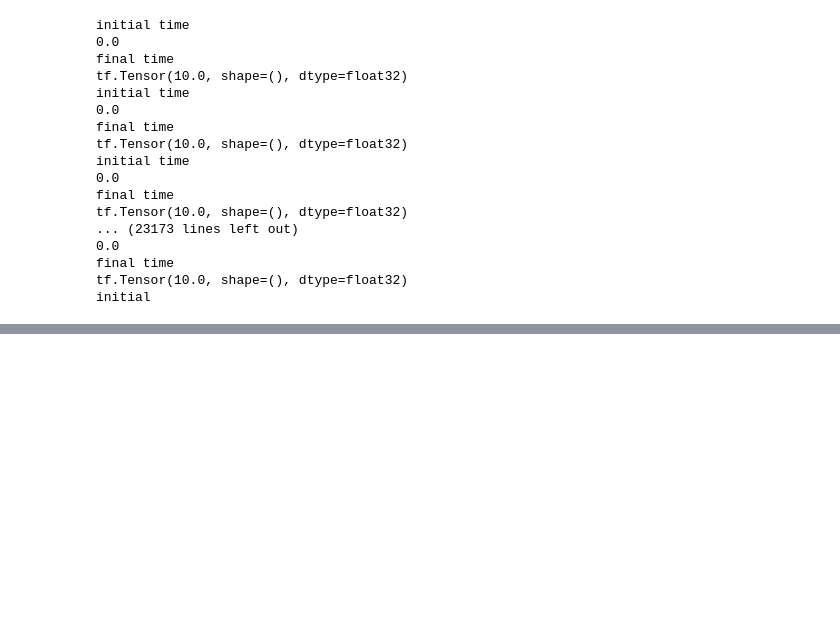
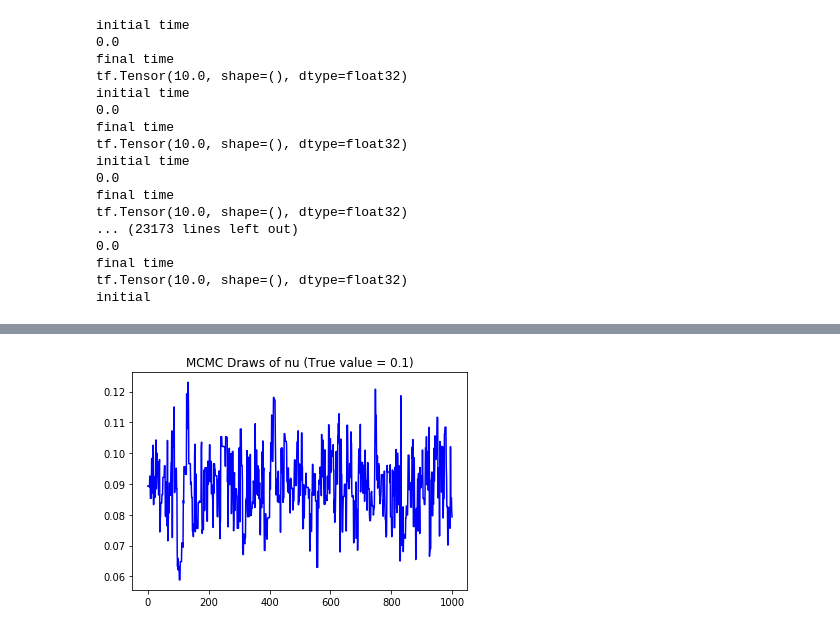
Before and after one commit to CarloGraziani/COVID_Surveillance, a Jupyter notebook: jupyter/mcmc.ipynb, the cells around one changed output, grey strips where cells are left out. Saved outputs shown, nothing was run; the diff lists cells and outputs as text; code cells hidden in the pictures; blank space fills up the shorter version.

```diff
--- a/jupyter/mcmc.ipynb
+++ b/jupyter/mcmc.ipynb
@@ -175,0 +202,8 @@ plt.savefig('mcmc_plot_R0.png', dpi=300, bbox_inches='tight')
+# %%
+import matplotlib.pyplot as plt
+t = list(range(len(nu)))
+plt.plot(t, nu.numpy(), "b-")
+plt.title("MCMC Draws of nu (True value = 0.1)")
+plt.savefig('mcmc_plot_nu.png', dpi=300, bbox_inches='tight')
+# %% [output]
+[figure, added]
```
Also changed, not shown: parts of 14 cells of this notebook.
